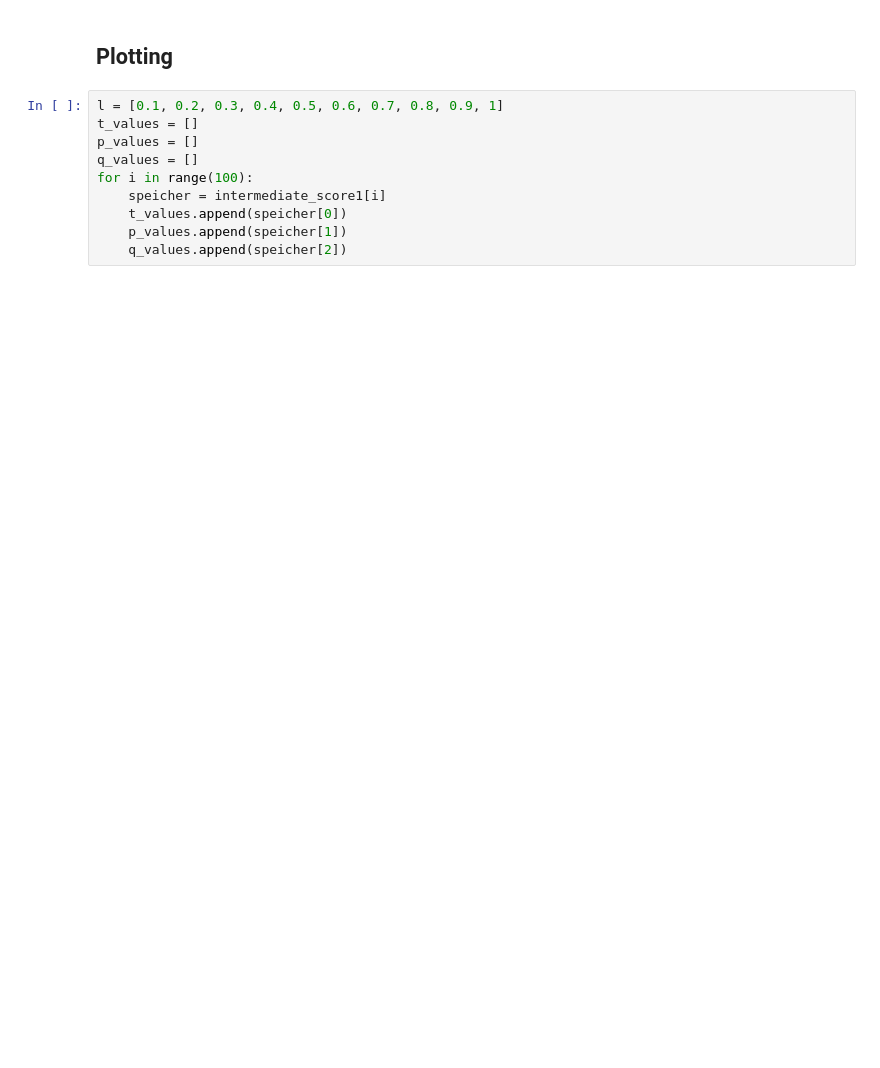
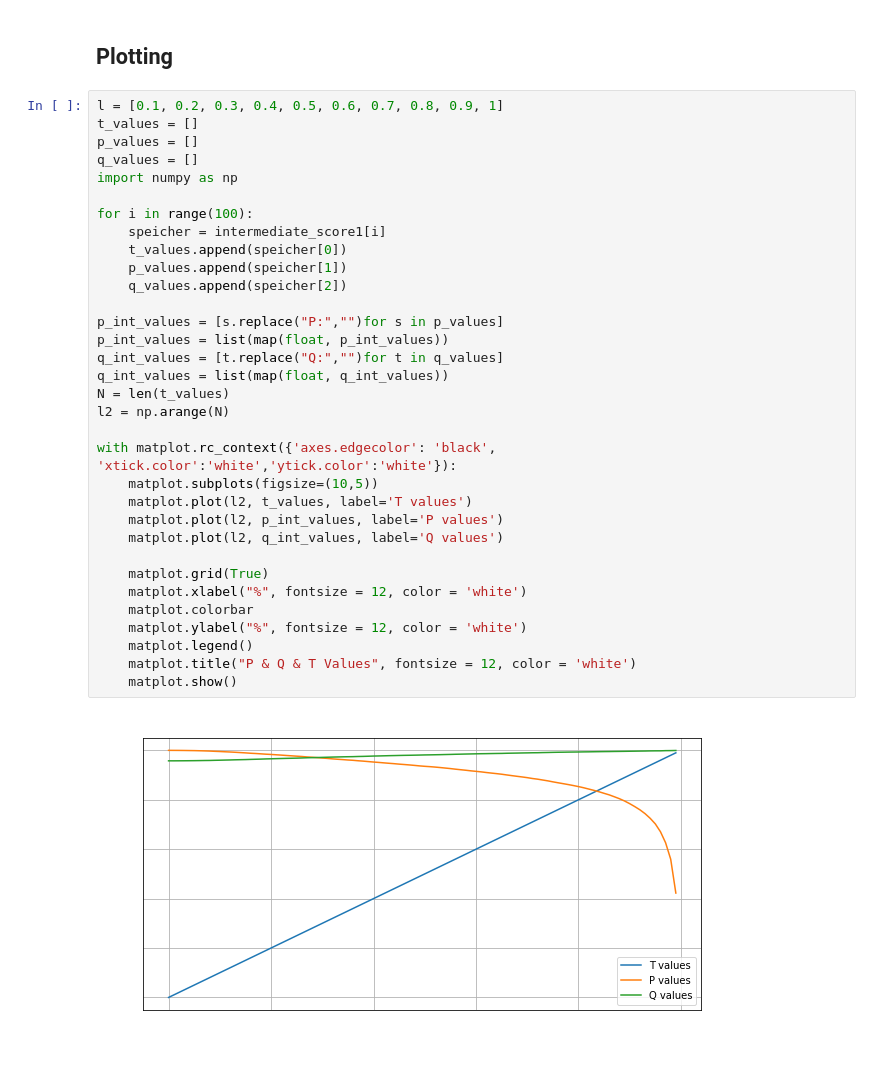
Before and after one commit to FusionShareeza/ML, a Jupyter notebook: fnn_linus.ipynb, the cells around one changed output. Cells and saved outputs as stored; diff of their text form; blank space fills up the shorter version.

Commit message:
plotting2

```diff
--- a/fnn_linus.ipynb
+++ b/fnn_linus.ipynb
@@ -255,12 +255,37 @@ print(intermediate_score1)
 # %% [markdown]
 ## Plotting
-# %%
-l = [0.1, 0.2, 0.3, 0.4, 0.5, 0.6, 0.7, 0.8, 0.9, 1]
-t_values = []
-p_values = []
-q_values = []
-for i in range(100):
-    speicher = intermediate_score1[i]
-    t_values.append(speicher[0])
-    p_values.append(speicher[1])
-    q_values.append(speicher[2])
+# %%
+l = [0.1, 0.2, 0.3, 0.4, 0.5, 0.6, 0.7, 0.8, 0.9, 1]
+t_values = []
+p_values = []
+q_values = []
+import numpy as np
+
+for i in range(100):
+    speicher = intermediate_score1[i]
+    t_values.append(speicher[0])
+    p_values.append(speicher[1])
+    q_values.append(speicher[2])
+
+p_int_values = [s.replace("P:","")for s in p_values]
+p_int_values = list(map(float, p_int_values))
+q_int_values = [t.replace("Q:","")for t in q_values]
+q_int_values = list(map(float, q_int_values))
+N = len(t_values)
+l2 = np.arange(N)
+
+with matplot.rc_context({'axes.edgecolor': 'black', 'xtick.color':'white','ytick.color':'white'}):
+    matplot.subplots(figsize=(10,5))
+    matplot.plot(l2, t_values, label='T values')
+    matplot.plot(l2, p_int_values, label='P values')
+    matplot.plot(l2, q_int_values, label='Q values')
+
+    matplot.grid(True)
+    matplot.xlabel("%", fontsize = 12, color = 'white')
+    matplot.colorbar
+    matplot.ylabel("%", fontsize = 12, color = 'white')
+    matplot.legend()
+    matplot.title("P & Q & T Values", fontsize = 12, color = 'white')
+    matplot.show()
+# %% [output]
+[figure, added]
```
Also changed, not shown: parts of 1 cell of this notebook.
